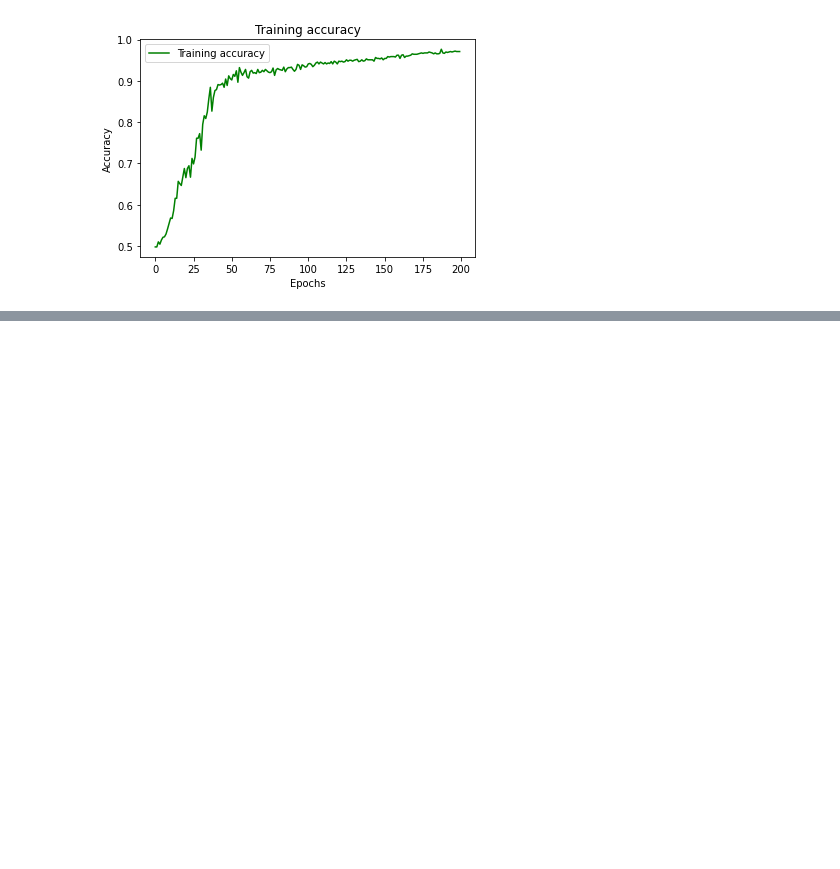
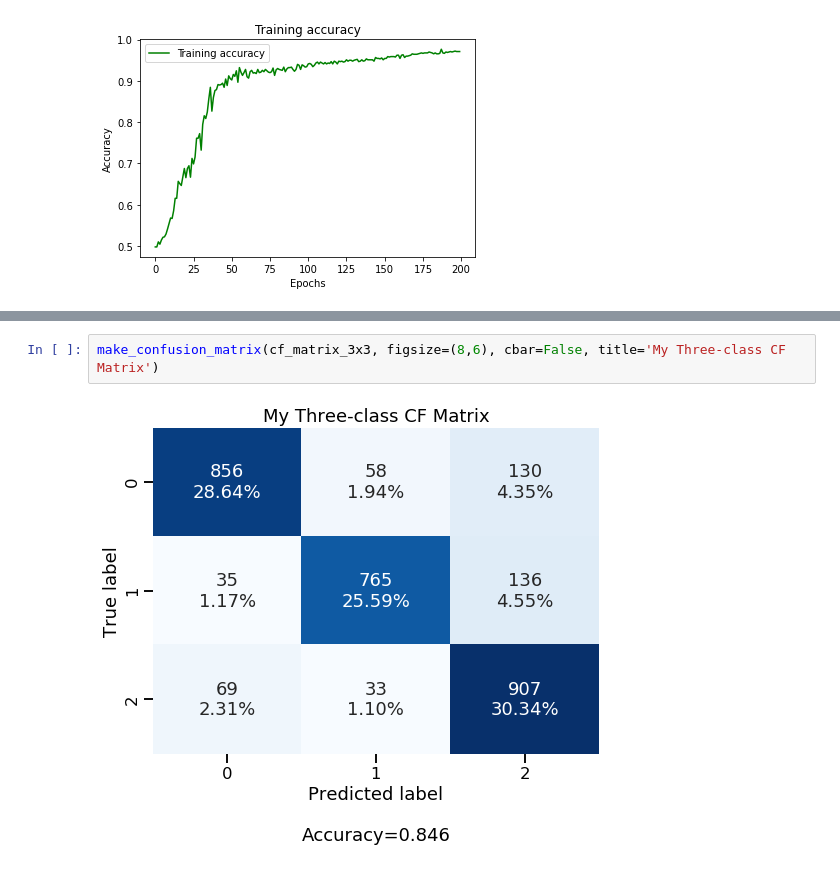
Before and after one commit to abdieljz/Detecci-n-de-Vehiculo-mediante-Transfer-Learning, a Jupyter notebook: [NRC_6292]_ZambranoJunior_Lab1Unidad3_V5.ipynb, the cells around one changed output, grey strips where cells are left out. Drawn from its saved outputs; the diff is of its cells as text; blank space fills up the shorter version.

```diff
--- a/[NRC_6292]_ZambranoJunior_Lab1Unidad3_V5.ipynb
+++ b/[NRC_6292]_ZambranoJunior_Lab1Unidad3_V5.ipynb
@@ -240,0 +532,4 @@ Recall: 88.73
+# %%
+make_confusion_matrix(cf_matrix_3x3, figsize=(8,6), cbar=False, title='My Three-class CF Matrix')
+# %% [output]
+[figure, added]
```
Also changed, not shown: parts of 13 cells of this notebook.
